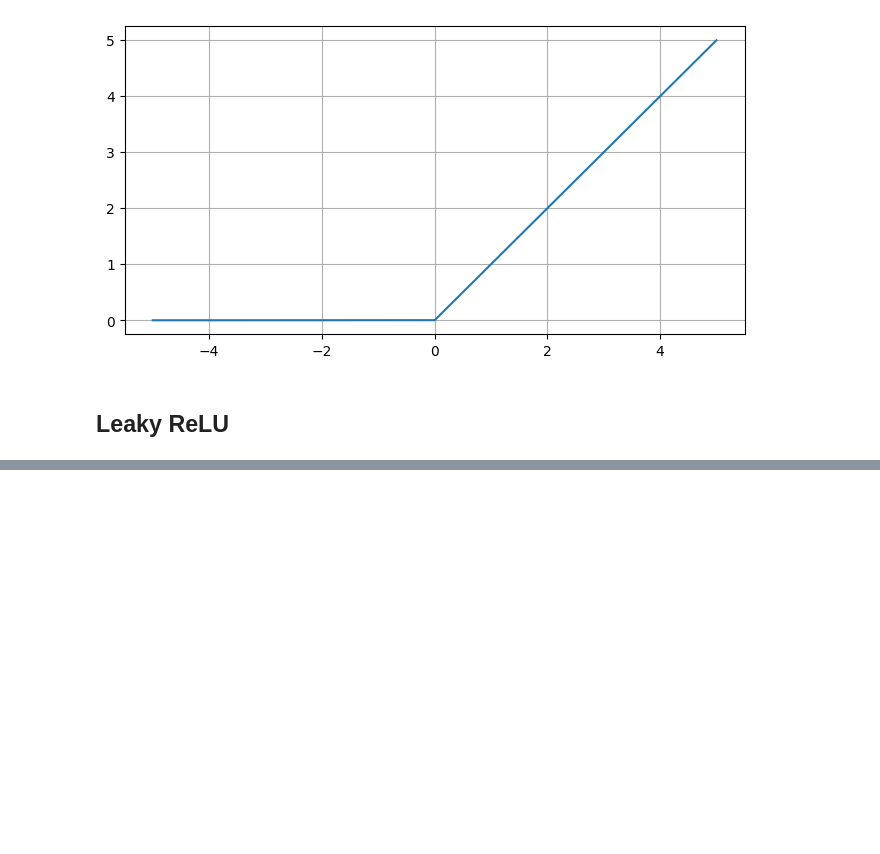
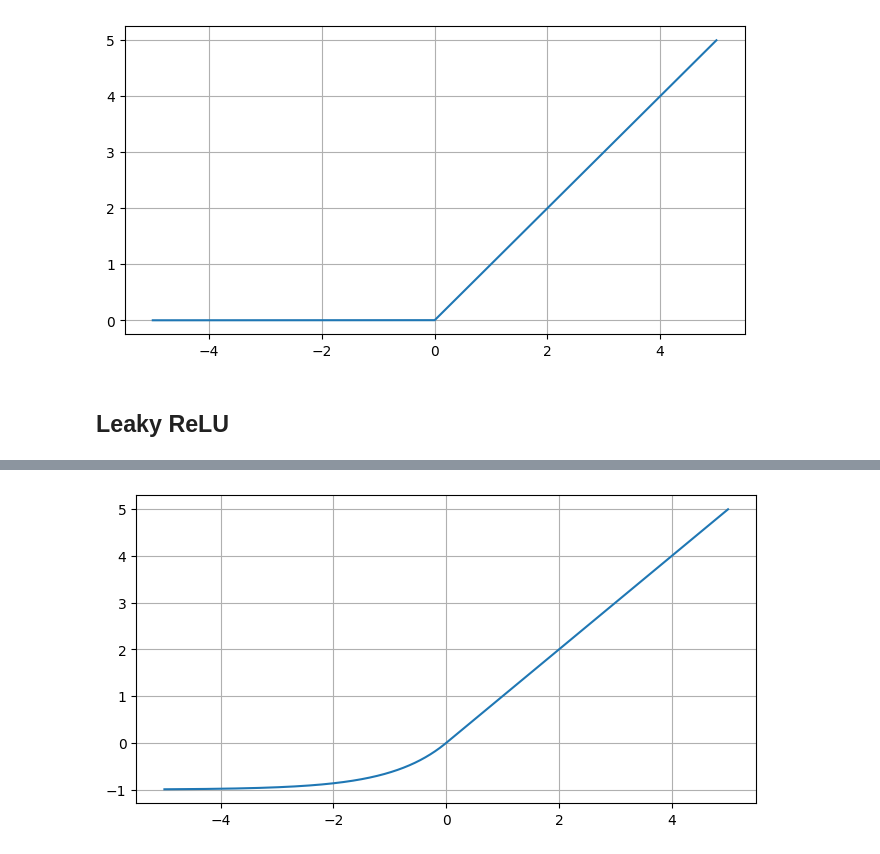
Before and after one commit to JakeOh/202605_BD57, a Jupyter notebook: lab_ml/ml17_ann_mnist.ipynb, the cells around one changed output, grey strips where cells are left out. Cells and saved outputs as stored; diff of their text form; code cells hidden in the pictures; blank space fills up the shorter version.

```diff
--- a/lab_ml/ml17_ann_mnist.ipynb
+++ b/lab_ml/ml17_ann_mnist.ipynb
@@ -425,0 +456,4 @@ plot_activation_fn(relu)
+# %%
+plot_activation_fn(elu)
+# %% [output]
+[figure, added]
```
Also changed, not shown: parts of 16 cells of this notebook.
